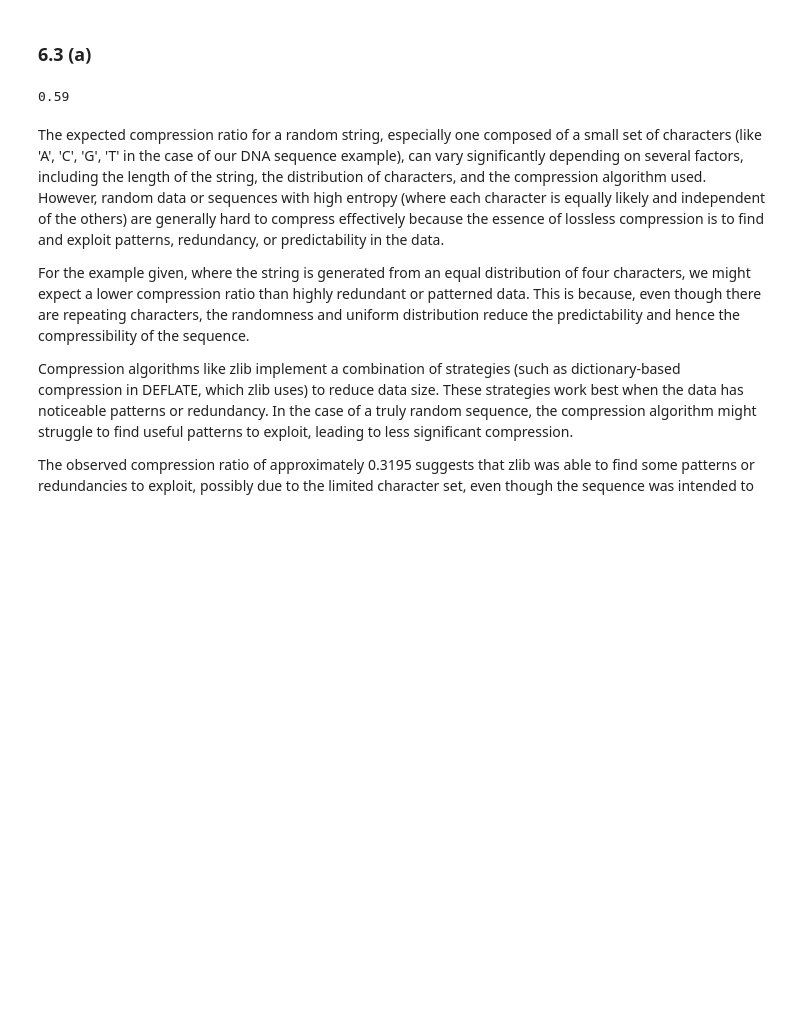
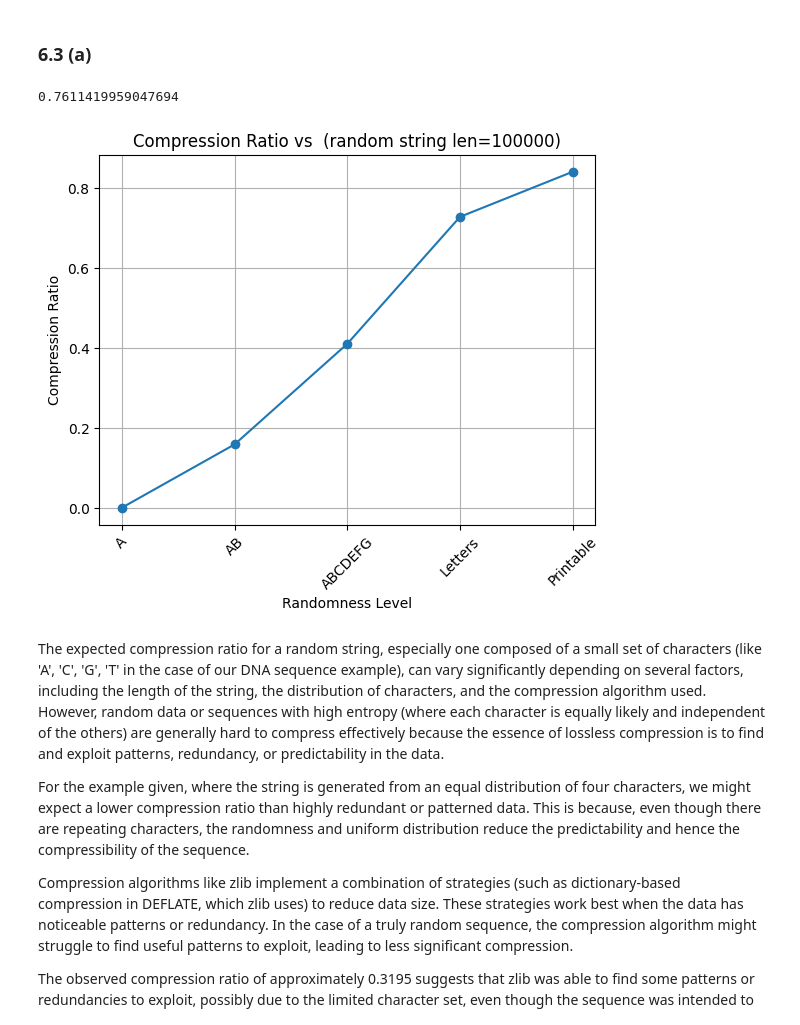
Before and after one commit to tonyluozn/cs294-experiment, a Jupyter notebook: midterm.ipynb, the cells around one changed output. Cells and saved outputs as stored; diff of their text form; code cells hidden in the pictures; blank space fills up the shorter version.

```diff
--- a/midterm.ipynb
+++ b/midterm.ipynb
@@ -306,9 +471,29 @@ ValueError: The truth value of an array with more than one element is ambiguous.
 # %%
 import zlib
 import numpy as np
+import string
+import random
+
 
 # Generate a long random string
-random_string = ''.join(np.random.choice(['A', 'C', 'G', 'T'], size=100))
+# random_string = ''.join(np.random.choice(['A', 'C', 'G', 'T'], size=100))
+# Generate a list of all ASCII characters from 0 to 127
+# all_chars = ''.join(chr(i) for i in range(128))
+# length_of_string = 1000000
+# random_string = ''.join(random.choices(all_chars, k=length_of_string))
+
+def generate_full_utf8_string(length=1000):
+    # Unicode ranges: U+0000 to U+D7FF and U+E000 to U+10FFFF
+    all_chars = [chr(i) for i in range(0x0000, 0xD800)]
+    all_chars.extend(chr(i) for i in range(0xE000, 0x110000))
+
+    # Generate random string
+    random_string = ''.join(random.choices(all_chars, k=length))
+    return random_string
+
+# Specify the desired length of the random string
+length_of_string = 1000000
+random_string = generate_full_utf8_string(length_of_string)
 
 # Convert the string to bytes
 random_string_bytes = random_string.encode('utf-8')
@@ -321,7 +506,49 @@ compression_ratio = len(compressed_string) / len(random_string_bytes)
 
 compression_ratio
 # %% [output]
-0.59
+0.7611419959047694
+# %%
+import zlib
+import numpy as np
+import matplotlib.pyplot as plt
+
+def compress_string(input_string):
+    """Compress a string and return the size of the compressed data."""
+    compressed_data = zlib.compress(input_string.encode('utf-8'))
+    return len(compressed_data)
+
+def generate_random_string(length, alphabet):
+    """Generate a random string of a given length from the specified alphabet."""
+    return ''.join(np.random.choice(list(alphabet), length))
+
+# Define different levels of randomness by specifying alphabets
+alphabets = [
+    'A',  # Least random: all characters are the same
+    'AB',  # Low randomness: two possible characters
+    'ABCDEFG',
+    string.ascii_letters,  # Moderate randomness: all letters
+    string.printable,  # Higher randomness: letters, digits, punctuation
+]
+
+length_of_string = 100000
+compression_ratios = []
+
+for alphabet in alphabets:
+    random_string = generate_random_string(length_of_string, alphabet)
+    compressed_size = compress_string(random_string)
+    compression_ratio = compressed_size/len(random_string.encode('utf-8'))
+    compression_ratios.append(compression_ratio)
+
+# Plotting the compression ratios
+plt.plot(compression_ratios, marker='o')
+plt.title('Compression Ratio vs  (random string len=100000)')
+plt.ylabel('Compression Ratio')
+plt.xlabel('Randomness Level')
+plt.xticks(range(len(alphabets)), ['A', 'AB', 'ABCDEFG', 'Letters', 'Printable'], rotation=45)
+plt.grid(True)
+plt.show()
+# %% [output]
+[figure, added]
 # %% [markdown]
 The expected compression ratio for a random string, especially one composed of a small set of characters (like 'A', 'C', 'G', 'T' in the case of our DNA sequence example), can vary significantly depending on several factors, including the length of the string, the distribution of characters, and the compression algorithm used. However, random data or sequences with high entropy (where each character is equally likely and independent of the others) are generally hard to compress effectively because the essence of lossless compression is to find and exploit patterns, redundancy, or predictability in the data.
 
```
Also changed, not shown: parts of 9 cells of this notebook, 5 other files.
